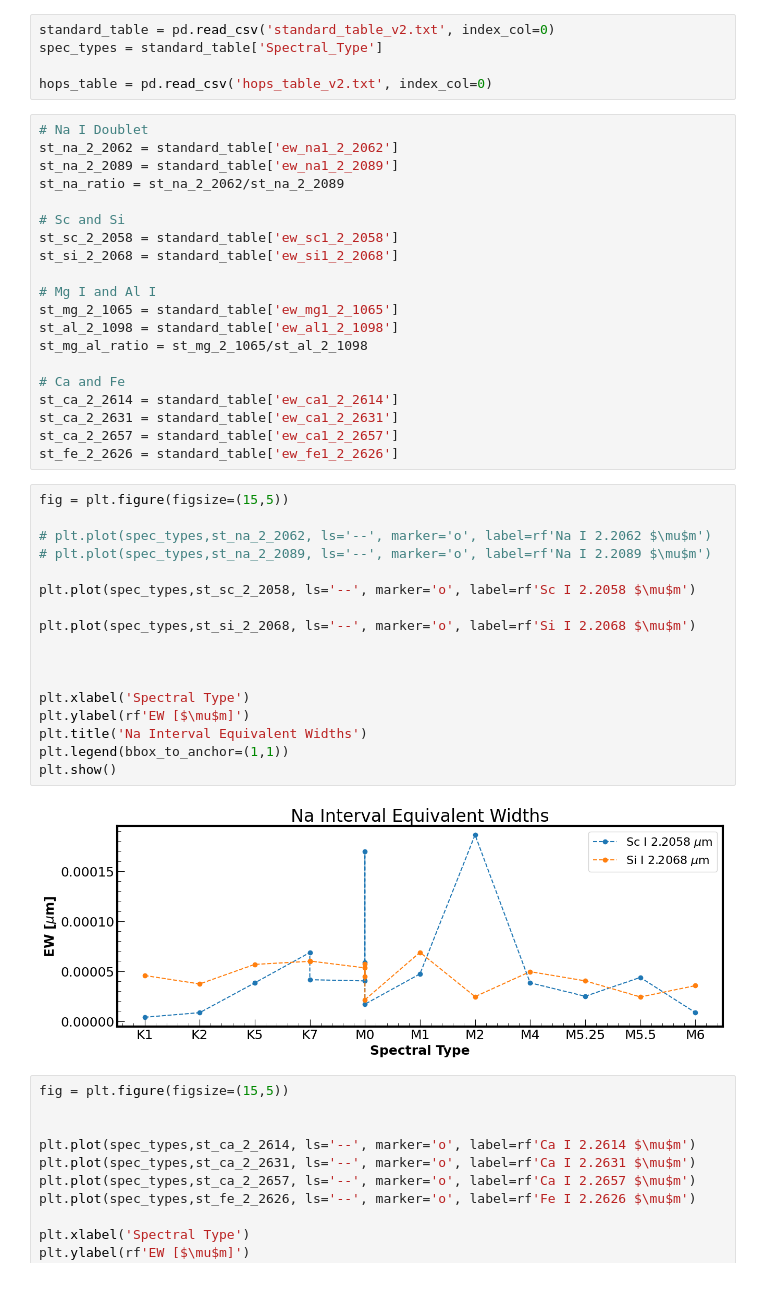
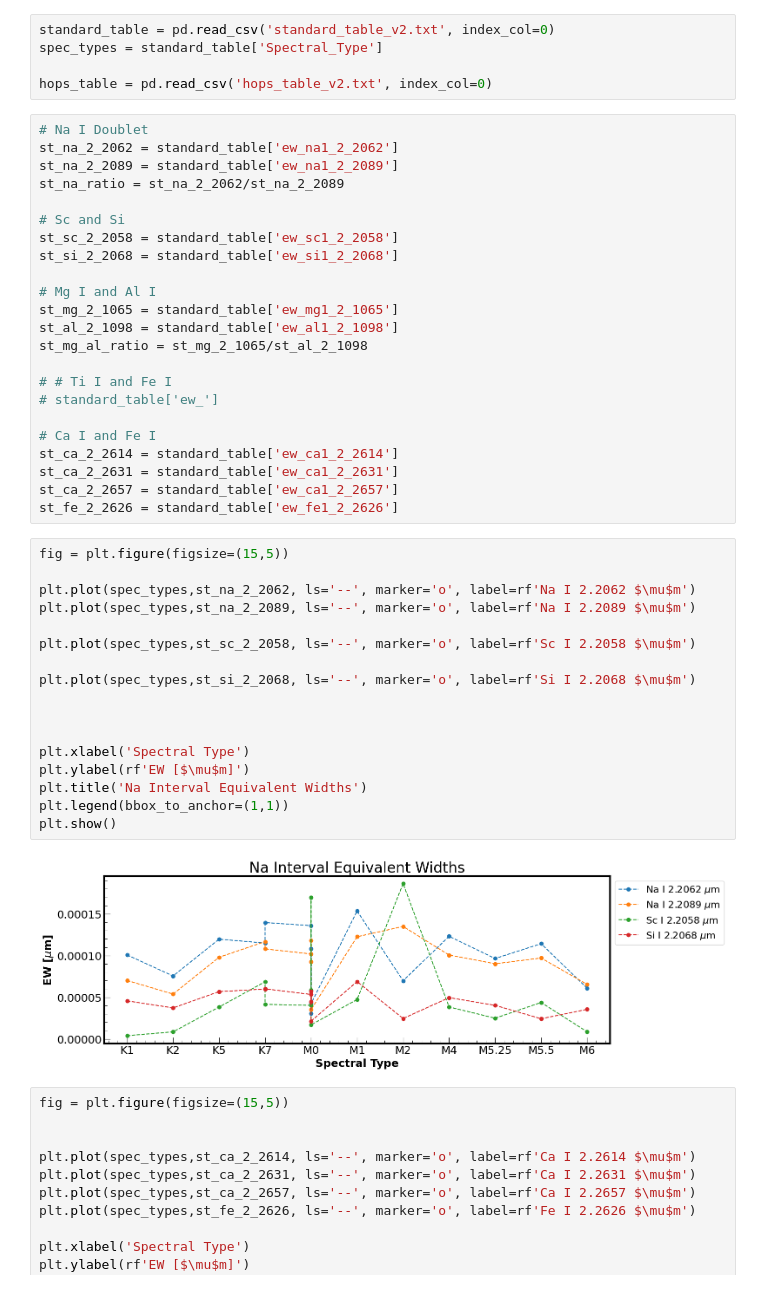
Before and after one commit to SavOliveira/IGRINS-Spectra, a Jupyter notebook: ew_analysis.ipynb, the cells around one changed output. Cells and saved outputs as stored; diff of their text form.

```diff
--- a/ew_analysis.ipynb
+++ b/ew_analysis.ipynb
@@ -56,7 +56,10 @@ st_mg_2_1065 = standard_table['ew_mg1_2_1065']
 st_al_2_1098 = standard_table['ew_al1_2_1098']
 st_mg_al_ratio = st_mg_2_1065/st_al_2_1098
 
-# Ca and Fe
+# # Ti I and Fe I
+# standard_table['ew_']
+
+# Ca I and Fe I
 st_ca_2_2614 = standard_table['ew_ca1_2_2614']
 st_ca_2_2631 = standard_table['ew_ca1_2_2631']
 st_ca_2_2657 = standard_table['ew_ca1_2_2657']
@@ -64,22 +67,22 @@ st_fe_2_2626 = standard_table['ew_fe1_2_2626']
 # %%
 fig = plt.figure(figsize=(15,5))
 
-# plt.plot(spec_types,st_na_2_2062, ls='--', marker='o', label=rf'Na I 2.2062 $\mu$m')
-# plt.plot(spec_types,st_na_2_2089, ls='--', marker='o', label=rf'Na I 2.2089 $\mu$m')
+plt.plot(spec_types,st_na_2_2062, ls='--', marker='o', label=rf'Na I 2.2062 $\mu$m')
+plt.plot(spec_types,st_na_2_2089, ls='--', marker='o', label=rf'Na I 2.2089 $\mu$m')
 
 plt.plot(spec_types,st_sc_2_2058, ls='--', marker='o', label=rf'Sc I 2.2058 $\mu$m')
 
 plt.plot(spec_types,st_si_2_2068, ls='--', marker='o', label=rf'Si I 2.2068 $\mu$m')
 
 
 
 plt.xlabel('Spectral Type')
 plt.ylabel(rf'EW [$\mu$m]')
 plt.title('Na Interval Equivalent Widths')
 plt.legend(bbox_to_anchor=(1,1))
 plt.show()
 # %% [output]
-[figure, old version]
+[figure, new version]
 # %%
 fig = plt.figure(figsize=(15,5))
 
```
Also changed, not shown: parts of 1 cell of this notebook, 1 other file.
